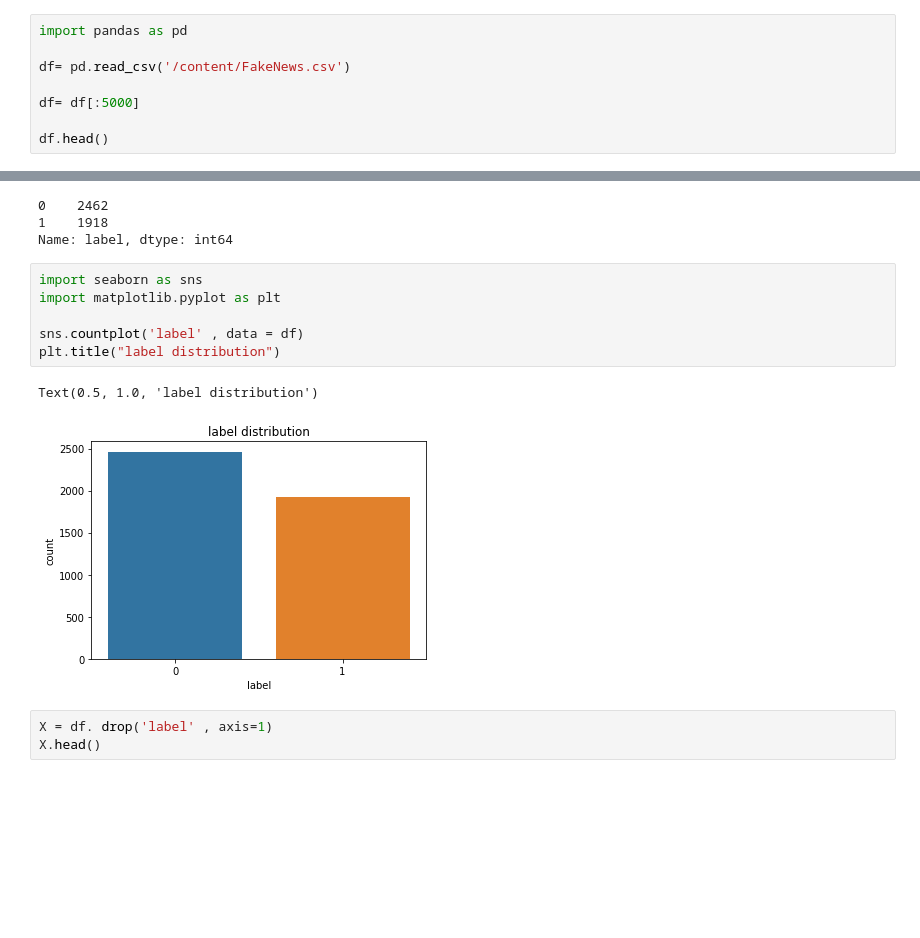
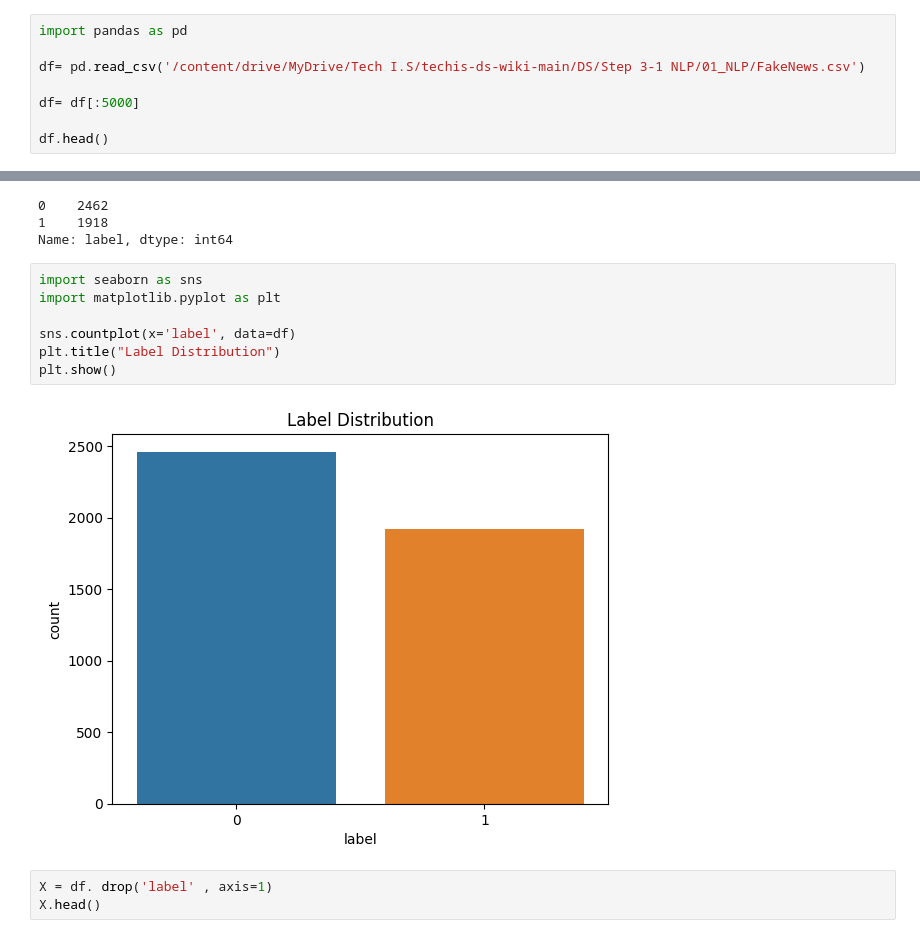
Before and after one commit to OmarJames8/Classifying_movie_reviews_using_NLP, a Jupyter notebook: Natural_Language_Processing.ipynb, the cells around one changed output, grey strips where cells are left out. Cells and saved outputs as stored; diff of their text form; blank space fills up the shorter version.

```diff
--- a/Natural_Language_Processing.ipynb
+++ b/Natural_Language_Processing.ipynb
@@ -3,7 +3,7 @@
 # %%
 import pandas as pd
 
-df= pd.read_csv('/content/FakeNews.csv')
+df= pd.read_csv('/content/drive/MyDrive/Tech I.S/techis-ds-wiki-main/DS/Step 3-1 NLP/01_NLP/FakeNews.csv')
 
 df= df[:5000]
 
@@ -72,12 +77,12 @@ Name: label, dtype: int64
 # %%
 import seaborn as sns
 import matplotlib.pyplot as plt
 
-sns.countplot('label' , data = df)
-plt.title("label distribution")
+sns.countplot(x='label', data=df)
+plt.title("Label Distribution")
+plt.show()
 # %% [output]
-Text(0.5, 1.0, 'label distribution')
-[figure, old version]
+[figure, new version]
 # %%
 X = df. drop('label' , axis=1)
 X.head()
```
Also changed, not shown: parts of 5 cells of this notebook.
